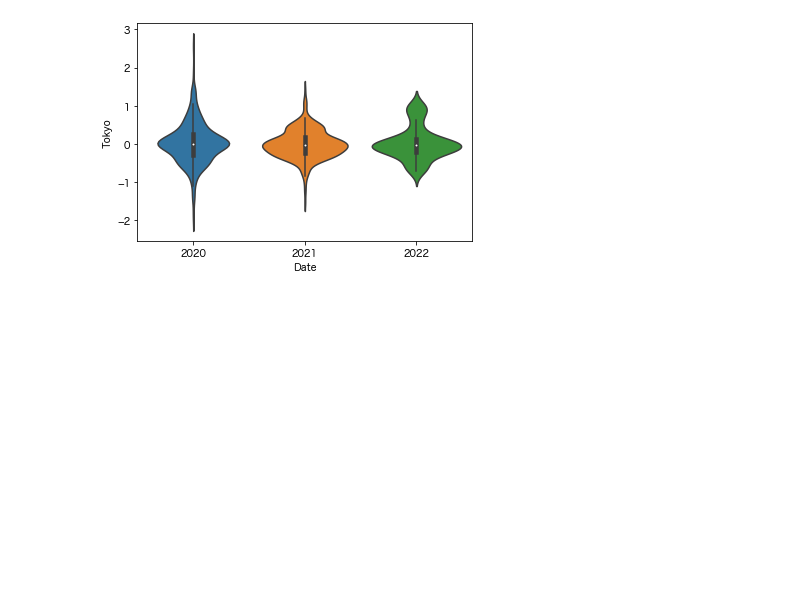
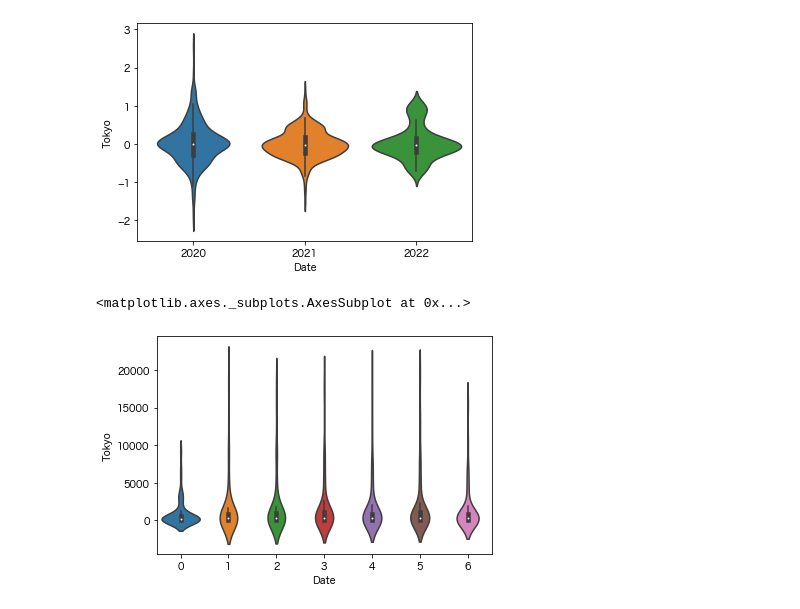
Before and after one commit to kosekitau/TimeSeries, a Jupyter notebook: notebook/virus_plot.ipynb, the cells around one changed output. Cells and saved outputs as stored; diff of their text form; code cells hidden in the pictures; blank space fills up the shorter version.

```diff
--- a/notebook/virus_plot.ipynb
+++ b/notebook/virus_plot.ipynb
@@ -339,3 +355,10 @@ sns.violinplot(data=np.log1p(df).diff(), y=target, x=x)
 # %% [output]
 <matplotlib.axes._subplots.AxesSubplot at 0x...>
 [figure]
+# %%
+#曜日
+x = df.index.dayofweek
+sns.violinplot(data=df, y=target, x=x) # Monday=0
+# %% [output]
+<matplotlib.axes._subplots.AxesSubplot at 0x...>
+[figure, added]
```
Also changed, not shown: parts of 17 cells of this notebook.
